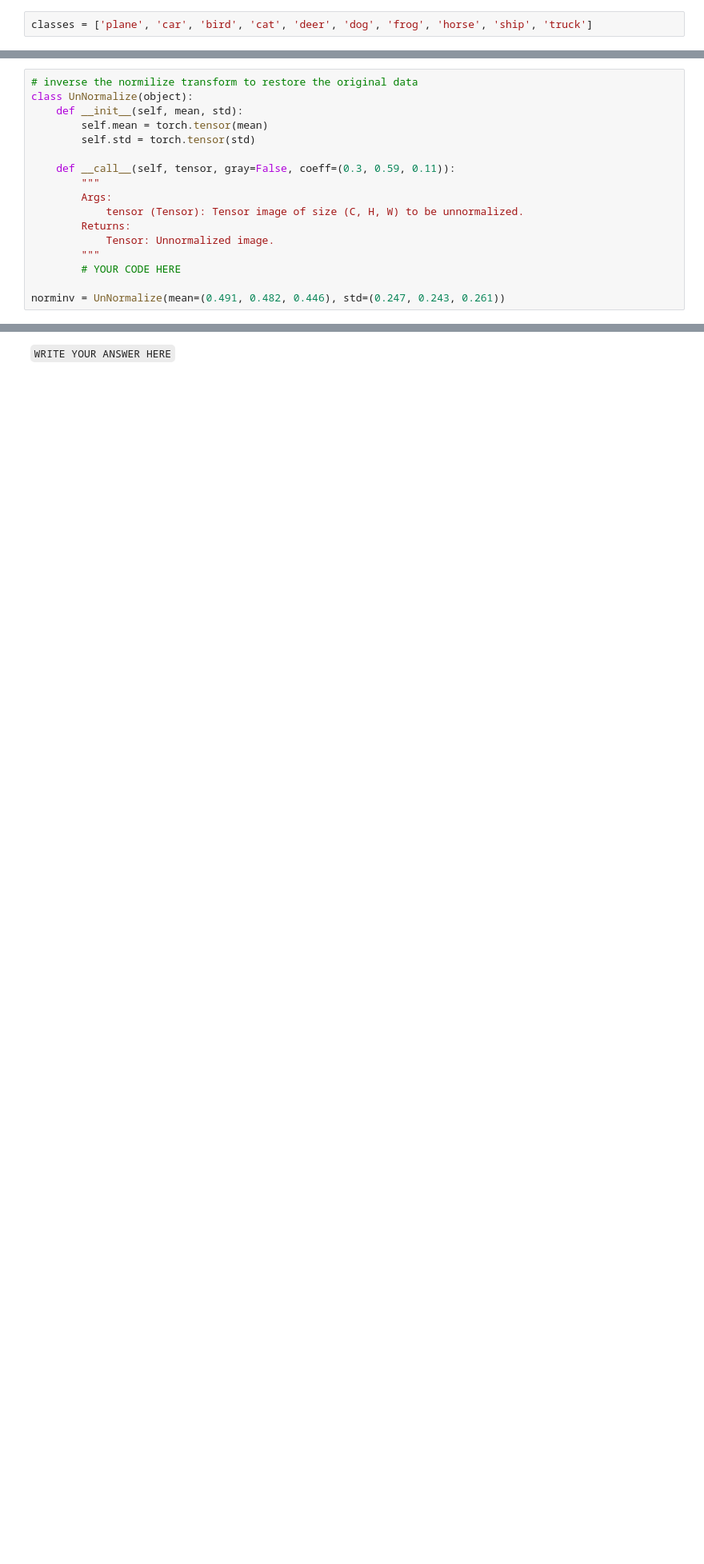
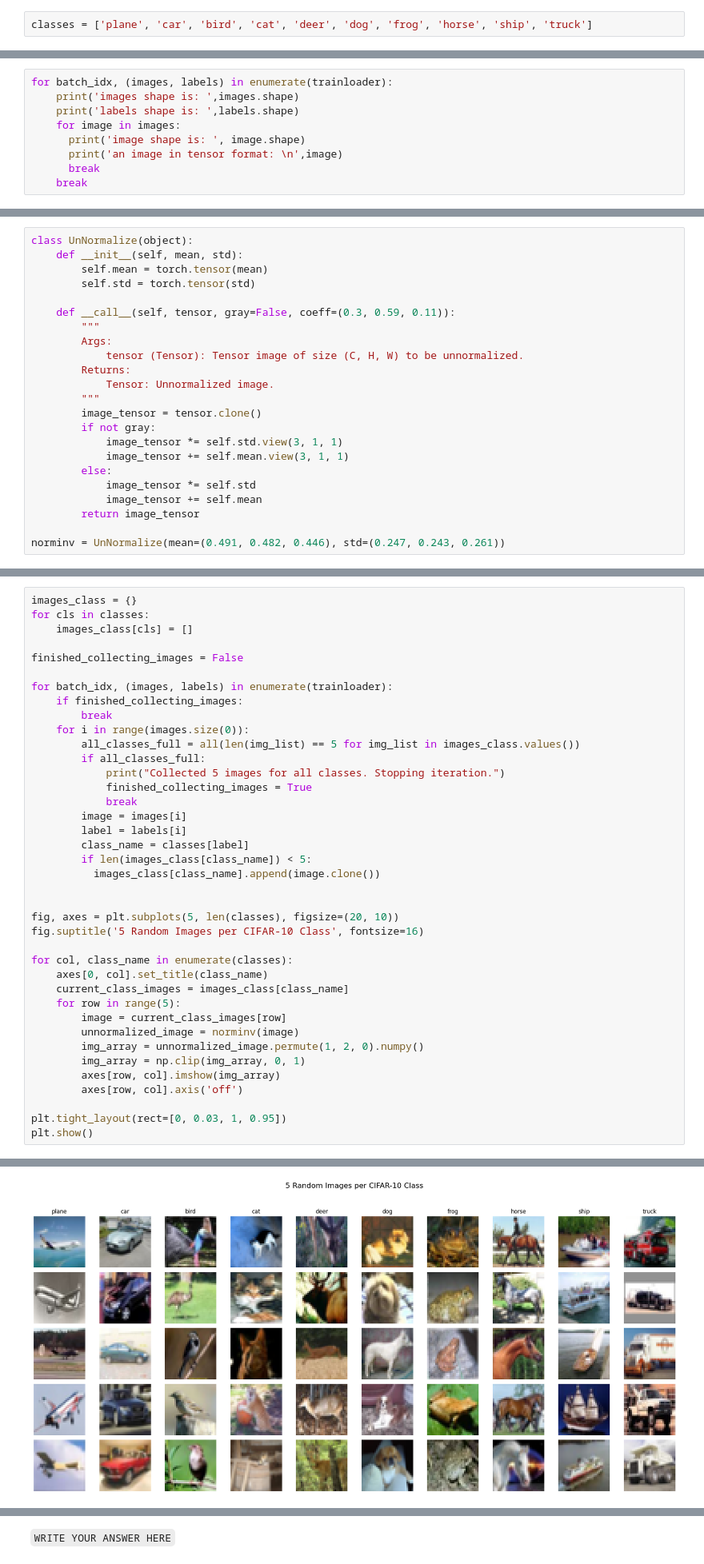
Before and after one commit to Artin-Tavasoli/Neural-Network, a Jupyter notebook: Neural_Network.ipynb, the cells around one changed output, grey strips where cells are left out. Shown at 80% size. Drawn from its saved outputs; the diff is of its cells as text; blank space fills up the shorter version.

Commit message:
Visualize normalized images

```diff
--- a/Neural_Network.ipynb
+++ b/Neural_Network.ipynb
@@ -82,0 +87,9 @@ Visualize 5 random images from each class in different columns
+# %%
+for batch_idx, (images, labels) in enumerate(trainloader):
+    print('images shape is: ',images.shape)
+    print('labels shape is: ',labels.shape)
+    for image in images:
+      print('image shape is: ', image.shape)
+      print('an image in tensor format: \n',image)
+      break
+    break
@@ -83,5 +120,4 @@ Visualize 5 random images from each class in different columns
 # %%
-# inverse the normilize transform to restore the original data
 class UnNormalize(object):
     def __init__(self, mean, std):
         self.mean = torch.tensor(mean)
@@ -94,6 +130,13 @@ class UnNormalize(object):
         Returns:
             Tensor: Unnormalized image.
         """
-        # YOUR CODE HERE
+        image_tensor = tensor.clone()
+        if not gray:
+            image_tensor *= self.std.view(3, 1, 1)
+            image_tensor += self.mean.view(3, 1, 1)
+        else:
+            image_tensor *= self.std
+            image_tensor += self.mean
+        return image_tensor
 
 norminv = UnNormalize(mean=(0.491, 0.482, 0.446), std=(0.247, 0.243, 0.261))
@@ -101,0 +155,40 @@ norminv = UnNormalize(mean=(0.491, 0.482, 0.446), std=(0.247, 0.243, 0.261))
+# %%
+images_class = {}
+for cls in classes:
+    images_class[cls] = []
+
+finished_collecting_images = False
+
+for batch_idx, (images, labels) in enumerate(trainloader):
+    if finished_collecting_images:
+        break
+    for i in range(images.size(0)):
+        all_classes_full = all(len(img_list) == 5 for img_list in images_class.values())
+        if all_classes_full:
+            print("Collected 5 images for all classes. Stopping iteration.")
+            finished_collecting_images = True
+            break
+        image = images[i]
+        label = labels[i]
+        class_name = classes[label]
+        if len(images_class[class_name]) < 5:
+          images_class[class_name].append(image.clone())
+
+
+fig, axes = plt.subplots(5, len(classes), figsize=(20, 10))
+fig.suptitle('5 Random Images per CIFAR-10 Class', fontsize=16)
+
+for col, class_name in enumerate(classes):
+    axes[0, col].set_title(class_name)
+    current_class_images = images_class[class_name]
+    for row in range(5):
+        image = current_class_images[row]
+        unnormalized_image = norminv(image)
+        img_array = unnormalized_image.permute(1, 2, 0).numpy()
+        img_array = np.clip(img_array, 0, 1)
+        axes[row, col].imshow(img_array)
+        axes[row, col].axis('off')
+
+plt.tight_layout(rect=[0, 0.03, 1, 0.95])
+plt.show()
+# %% [output]
@@ -102,3 +196,4 @@ norminv = UnNormalize(mean=(0.491, 0.482, 0.446), std=(0.247, 0.243, 0.261))
+[figure, added]
 # %% [markdown]
 # Fully Connected Neural Netwrok
 
```
Also changed, not shown: parts of 10 cells of this notebook.
